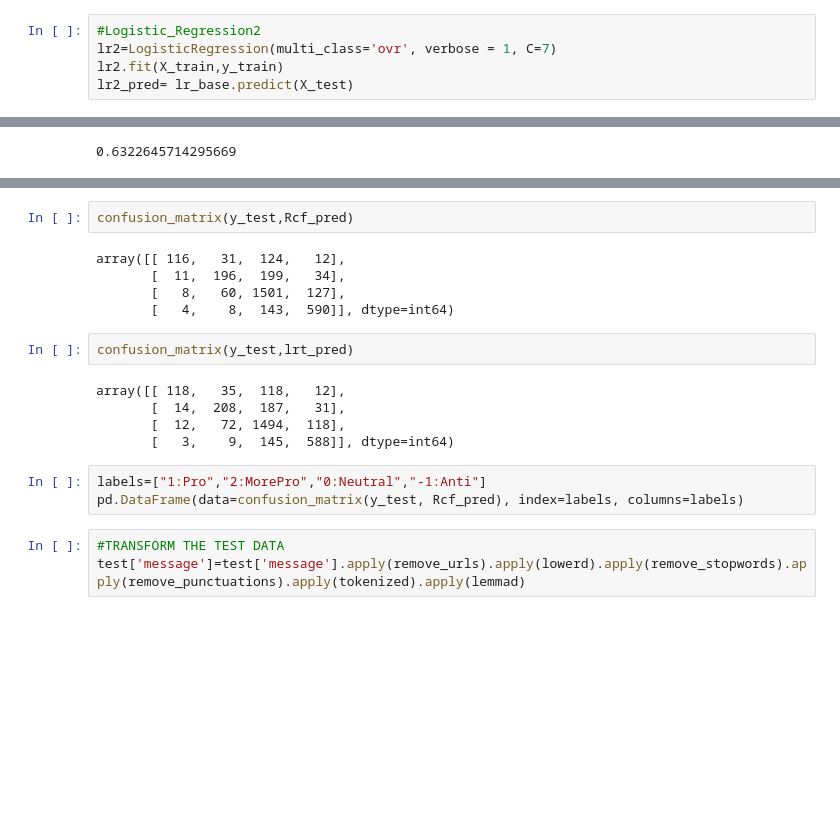
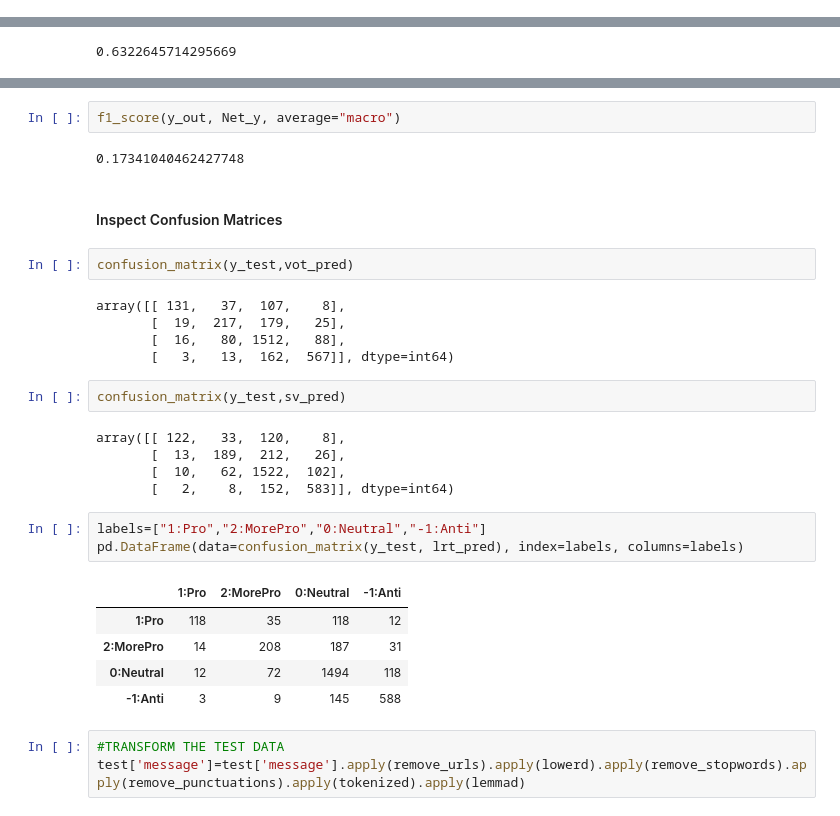
Before and after one commit to comfortsibusiso/Classification_Predict_Submission, a Jupyter notebook: KhozaClassificationPredict.ipynb, the cells around one changed output, grey strips where cells are left out. Drawn from its saved outputs; the diff is of its cells as text; blank space fills up the shorter version.

```diff
--- a/KhozaClassificationPredict.ipynb
+++ b/KhozaClassificationPredict.ipynb
@@ -300,8 +292,3 @@ lrb_pred= lr_base.predict(X_test)
 f1_score(y_test, lrb_pred, average="macro")
 # %% [output]
 0.6007020546324652
-# %%
-#Logistic_Regression2
-lr2=LogisticRegression(multi_class='ovr', verbose = 1, C=7)
-lr2.fit(X_train,y_train)
-lr2_pred= lr_base.predict(X_test)
@@ -502,20 +475,32 @@ f1_score(y_test, vot_pred, average="macro")
+# %%
+f1_score(y_out, Net_y, average="macro")
+# %% [output]
+0.17341040462427748
+# %% [markdown]
+#### Inspect Confusion Matrices
 # %%
-confusion_matrix(y_test,Rcf_pred)
+confusion_matrix(y_test,vot_pred)
 # %% [output]
-array([[ 116,   31,  124,   12],
-       [  11,  196,  199,   34],
-       [   8,   60, 1501,  127],
-       [   4,    8,  143,  590]], dtype=int64)
+array([[ 131,   37,  107,    8],
+       [  19,  217,  179,   25],
+       [  16,   80, 1512,   88],
+       [   3,   13,  162,  567]], dtype=int64)
 # %%
-confusion_matrix(y_test,lrt_pred)
+confusion_matrix(y_test,sv_pred)
 # %% [output]
-array([[ 118,   35,  118,   12],
-       [  14,  208,  187,   31],
-       [  12,   72, 1494,  118],
-       [   3,    9,  145,  588]], dtype=int64)
+array([[ 122,   33,  120,    8],
+       [  13,  189,  212,   26],
+       [  10,   62, 1522,  102],
+       [   2,    8,  152,  583]], dtype=int64)
 # %%
 labels=["1:Pro","2:MorePro","0:Neutral","-1:Anti"]
-pd.DataFrame(data=confusion_matrix(y_test, Rcf_pred), index=labels, columns=labels)
+pd.DataFrame(data=confusion_matrix(y_test, lrt_pred), index=labels, columns=labels)
+# %% [output]
+|  | 1:Pro | 2:MorePro | 0:Neutral | -1:Anti |
+| 1:Pro | 118 | 35 | 118 | 12 |
+| 2:MorePro | 14 | 208 | 187 | 31 |
+| 0:Neutral | 12 | 72 | 1494 | 118 |
+| -1:Anti | 3 | 9 | 145 | 588 |
 # %%
 #TRANSFORM THE TEST DATA
 test['message']=test['message'].apply(remove_urls).apply(lowerd).apply(remove_stopwords).apply(remove_punctuations).apply(tokenized).apply(lemmad)
```
Also changed, not shown: parts of 33 cells of this notebook.
